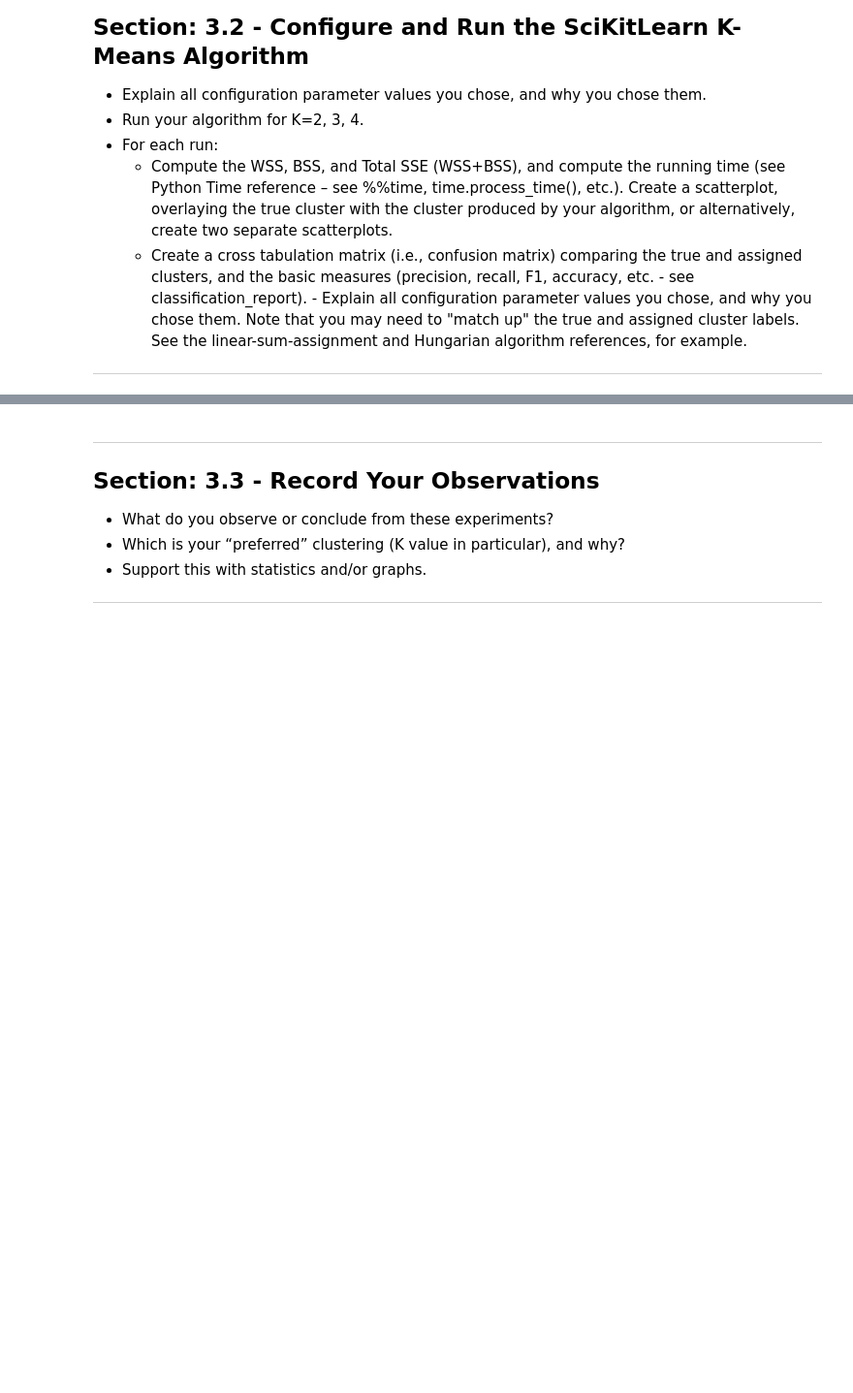
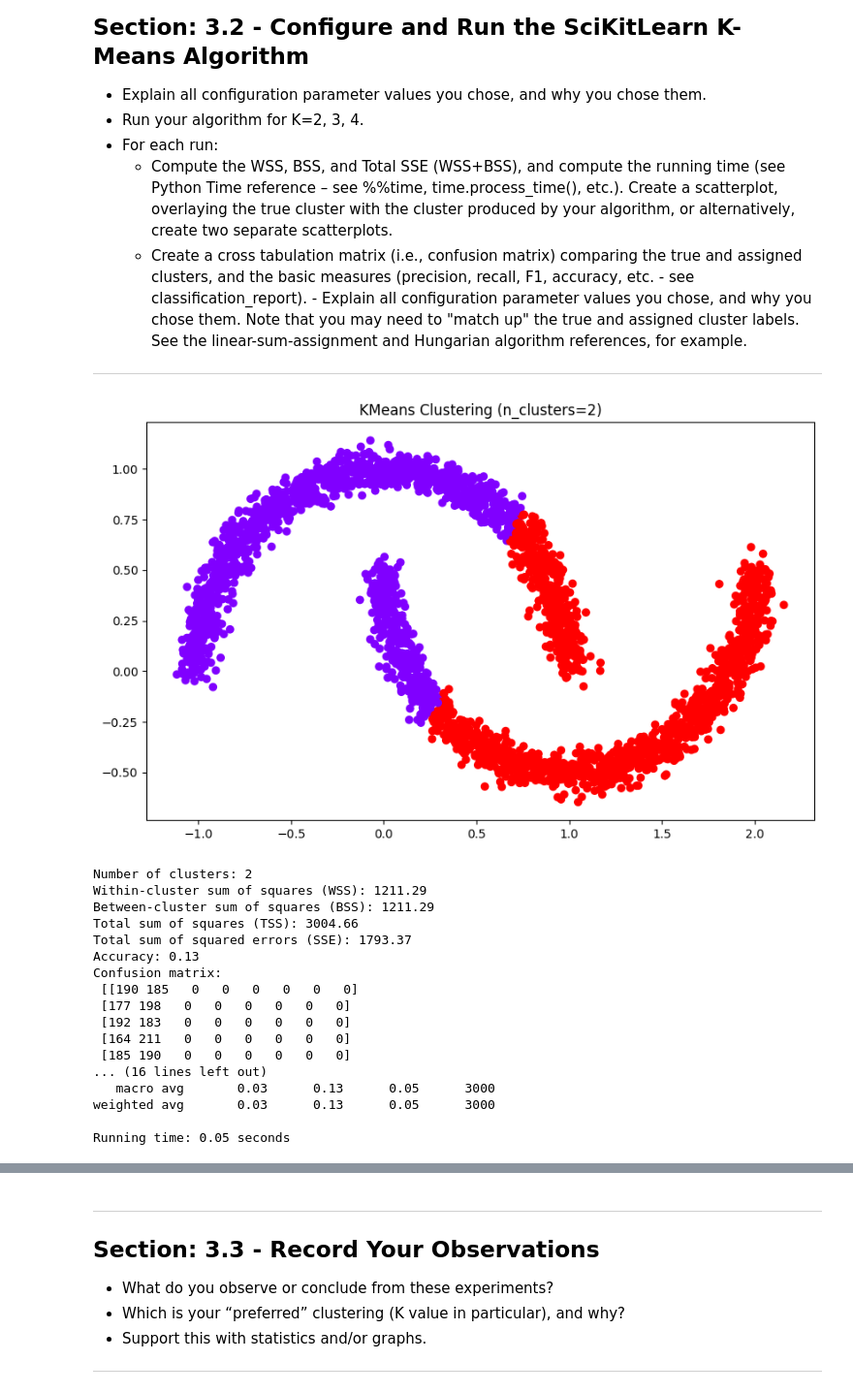
Before and after one commit to zhourichard19/CSE5243, a Jupyter notebook: Homework4/CSE5243_Clustering_HW_Template_V6.ipynb, the cells around one changed output, grey strips where cells are left out. Shown at 97% size. Saved outputs shown, nothing was run; the diff lists cells and outputs as text; code cells hidden in the pictures; blank space fills up the shorter version.

```diff
--- a/Homework4/CSE5243_Clustering_HW_Template_V6.ipynb
+++ b/Homework4/CSE5243_Clustering_HW_Template_V6.ipynb
@@ -249,3 +335,24 @@ Note that you may need to "match up" the true and assigned cluster labels.  See
   - Create a cross tabulation matrix (i.e., confusion matrix) comparing the true and assigned clusters, and the basic measures (precision, recall, F1, accuracy, etc. - see classification_report). - Explain all configuration parameter values you chose, and why you chose them.
 Note that you may need to "match up" the true and assigned cluster labels.  See the linear-sum-assignment and Hungarian algorithm references, for example.
 ***
+# %%
+evaluate_clustering(X, true_y, n_clusters=2)
+# %% [output]
+[figure, added]
+Number of clusters: 2
+Within-cluster sum of squares (WSS): 1211.29
+Between-cluster sum of squares (BSS): 1211.29
+Total sum of squares (TSS): 3004.66
+Total sum of squared errors (SSE): 1793.37
+Accuracy: 0.13
+Confusion matrix:
+ [[190 185   0   0   0   0   0   0]
+ [177 198   0   0   0   0   0   0]
+ [192 183   0   0   0   0   0   0]
+ [164 211   0   0   0   0   0   0]
+ [185 190   0   0   0   0   0   0]
+... (16 lines left out)
+   macro avg       0.03      0.13      0.05      3000
+weighted avg       0.03      0.13      0.05      3000
+
+Running time: 0.05 seconds
```
Also changed, not shown: parts of 16 cells of this notebook.
